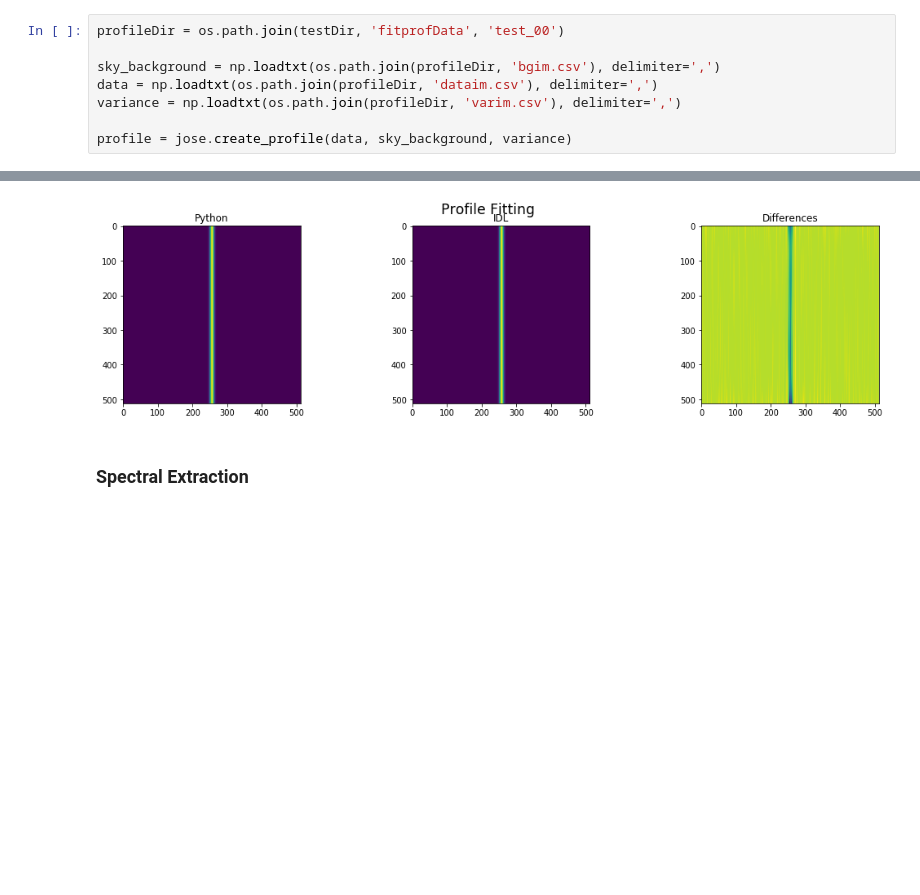
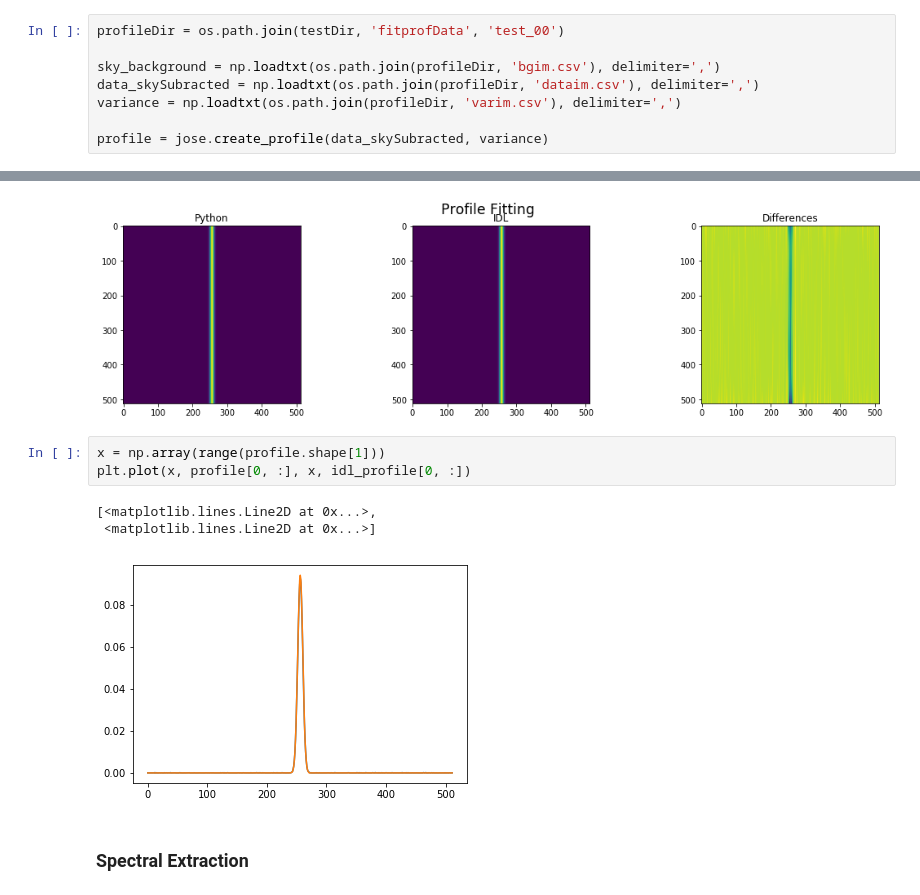
Before and after one commit to exosports/JOSE, a Jupyter notebook: Conversion Report.ipynb, the cells around one changed output, grey strips where cells are left out. Drawn from its saved outputs; the diff is of its cells as text; blank space fills up the shorter version.

```diff
--- a/Conversion Report.ipynb
+++ b/Conversion Report.ipynb
@@ -76,10 +76,10 @@ Text(0.5,1,'Differences')
 profileDir = os.path.join(testDir, 'fitprofData', 'test_00')
 
 sky_background = np.loadtxt(os.path.join(profileDir, 'bgim.csv'), delimiter=',')
-data = np.loadtxt(os.path.join(profileDir, 'dataim.csv'), delimiter=',')
+data_skySubracted = np.loadtxt(os.path.join(profileDir, 'dataim.csv'), delimiter=',')
 variance = np.loadtxt(os.path.join(profileDir, 'varim.csv'), delimiter=',')
 
-profile = jose.create_profile(data, sky_background, variance)
+profile = jose.create_profile(data_skySubracted, variance)
 # %%
 idl_profile = np.loadtxt(os.path.join(profileDir, 'profim.csv'), delimiter=',')
 
@@ -98,6 +98,13 @@ print('Max Difference: ' + str(np.max(np.abs(diff))))
 Mean Difference: 3.60455095807e-05
 Max Difference: 0.00238269017944
 [figure]
+# %%
+x = np.array(range(profile.shape[1]))
+plt.plot(x, profile[0, :], x, idl_profile[0, :])
+# %% [output]
+[<matplotlib.lines.Line2D at 0x...>,
+ <matplotlib.lines.Line2D at 0x...>]
+[figure, added]
 # %% [markdown]
 ### Spectral Extraction
 # %%
```
Also changed, not shown: parts of 6 cells of this notebook, 3 other files.
